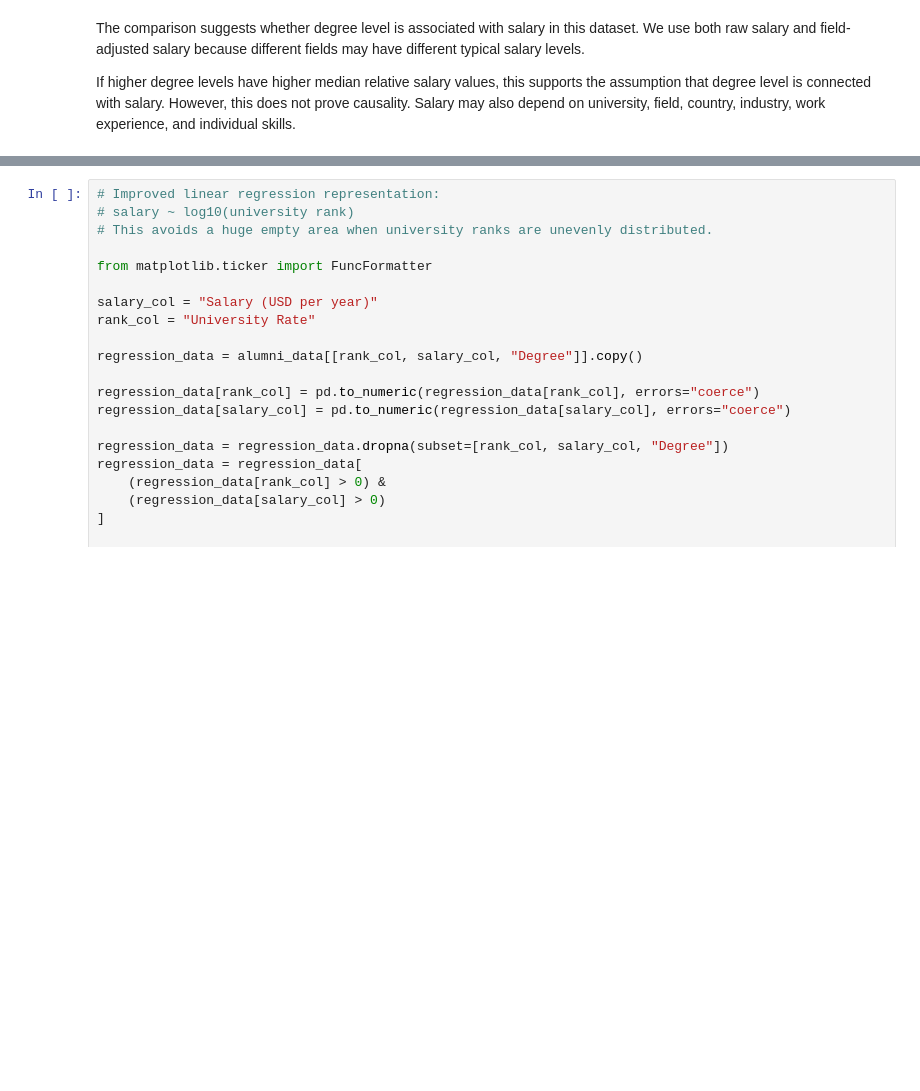
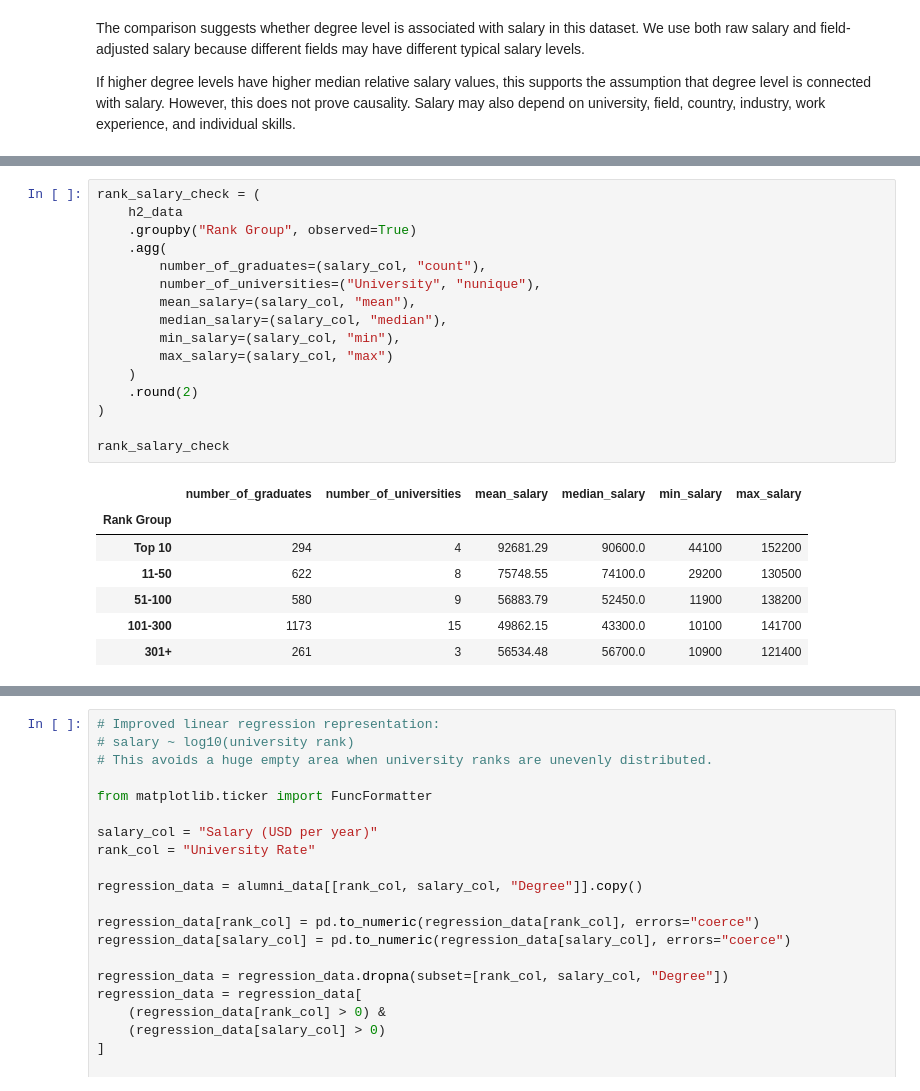
Before and after one commit to maxtheshock/PythonDS-Project, a Jupyter notebook: PythonNotebook.ipynb, the cells around one changed output, grey strips where cells are left out. Saved outputs shown, nothing was run; the diff lists cells and outputs as text; blank space fills up the shorter version.

```diff
--- a/PythonNotebook.ipynb
+++ b/PythonNotebook.ipynb
@@ -1152,0 +1185,24 @@ If higher degree levels have higher median relative salary values, this supports
+# %%
+rank_salary_check = (
+    h2_data
+    .groupby("Rank Group", observed=True)
+    .agg(
+        number_of_graduates=(salary_col, "count"),
+        number_of_universities=("University", "nunique"),
+        mean_salary=(salary_col, "mean"),
+        median_salary=(salary_col, "median"),
+        min_salary=(salary_col, "min"),
+        max_salary=(salary_col, "max")
+    )
+    .round(2)
+)
+
+rank_salary_check
+# %% [output]
+|  | number_of_graduates | number_of_universities | mean_salary | median_salary | min_salary | max_salary |
+| Rank Group |  |  |  |  |  |  |
+| Top 10 | 294 | 4 | 92681.29 | 90600.0 | 44100 | 152200 |
+| 11-50 | 622 | 8 | 75748.55 | 74100.0 | 29200 | 130500 |
+| 51-100 | 580 | 9 | 56883.79 | 52450.0 | 11900 | 138200 |
+| 101-300 | 1173 | 15 | 49862.15 | 43300.0 | 10100 | 141700 |
+| 301+ | 261 | 3 | 56534.48 | 56700.0 | 10900 | 121400 |
```
Also changed, not shown: parts of 11 cells of this notebook.
